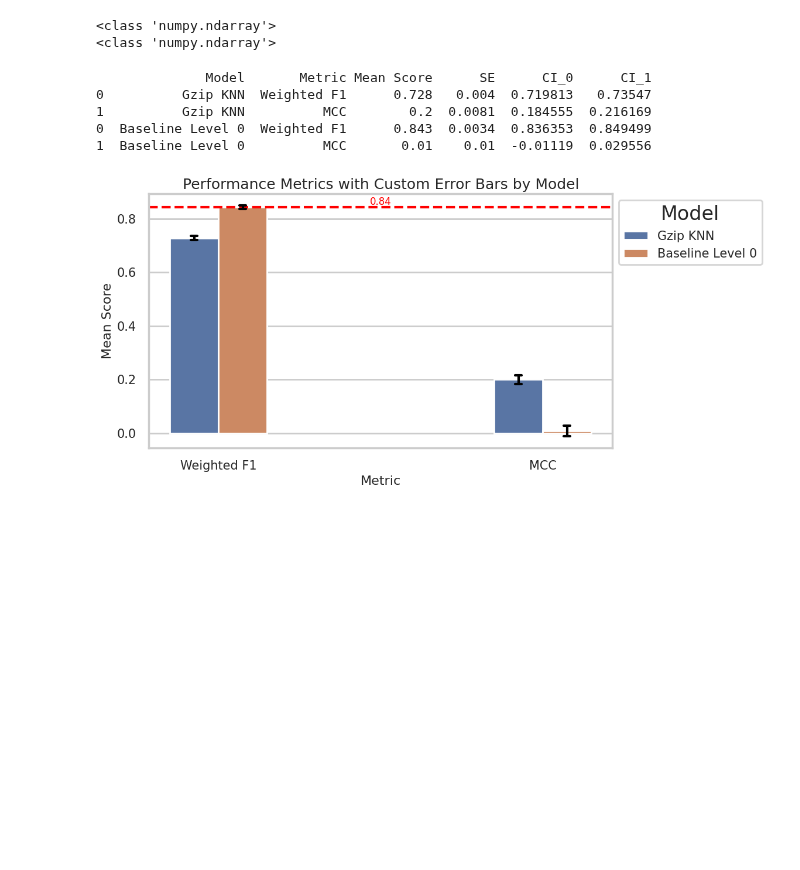
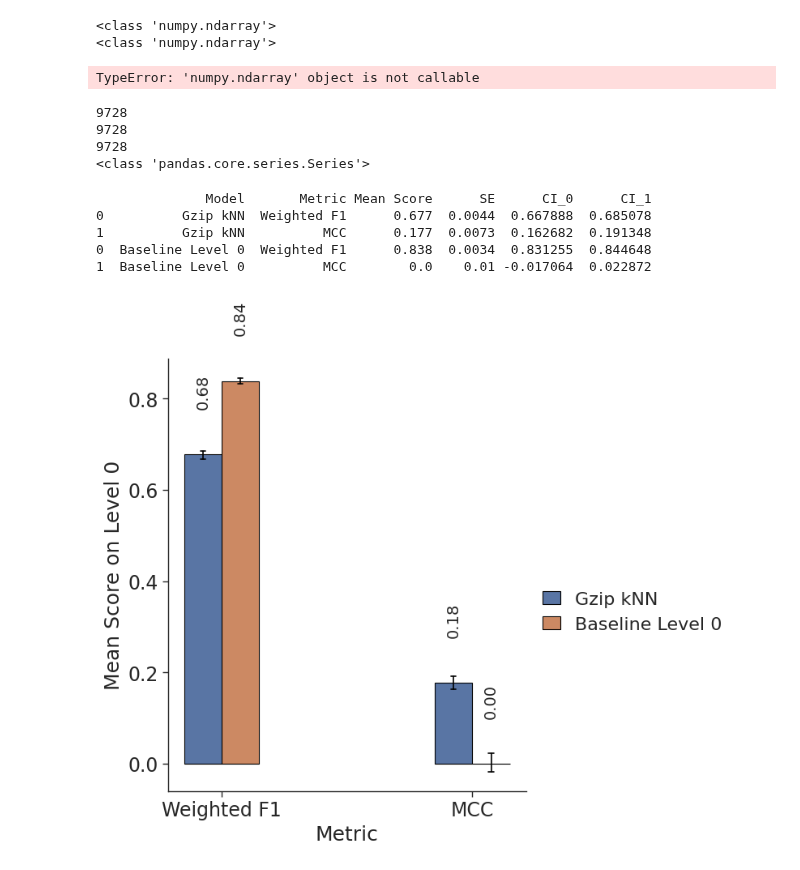
Before and after one commit to github4touchdouble/nnet-enzyme, a Jupyter notebook: knn_gzip/gzip_knn.ipynb, the cells around one changed output. Cells and saved outputs as stored; diff of their text form; code cells hidden in the pictures; blank space fills up the shorter version.

Commit message:
plot for gzip

```diff
--- a/knn_gzip/gzip_knn.ipynb
+++ b/knn_gzip/gzip_knn.ipynb
@@ -683,12 +683,12 @@ scores.close()
 # TODO
 # %%
 
-df = concat_ml_df("CSV30_ENZYMES", "FASTA_NON_ENZYMES", True)
+# df = concat_ml_df("CSV30_ENZYMES", "FASTA_NON_ENZYMES", True)
 
-X_train, _, _, _= train_test_split(df["Sequence"], df["Label"], random_state=42, test_size=0.3)
+# X_train, _, _, _= train_test_split(df["Sequence"], df["Label"], random_state=42, test_size=0.3)
 
 
-x_train_list = X_train.tolist()
+# x_train_list = X_train.tolist()
 
 ml_df = concat_ml_df("NEW_CSV", "TEST_FASTA_NON_ENZYMES", True, True)
 X = ml_df["Sequence"]
@@ -788,12 +785,32 @@ def random_level_0(y):
 
 
 random_baseline_level_0_pred = random_level_0(y)
+# %%
+
+with open("/home/malte/01_Documents/Temp/results_malte/y_pred.txt") as file:
+    y_pred_gzip = np.array([int(line.strip()) for line in file])
+
+with open("/home/malte/01_Documents/Temp/results_malte/y_test.txt") as file:
+    y_true_gzip = np.array([int(line.strip()) for line in file])
+# %% [output]
+TypeError: 'numpy.ndarray' object is not callable
+# %%
+print(len(random_baseline_level_0_pred))
+print(len(y_pred_gzip))
+print(len(y_true_gzip))
+
+print(type(y))
+# %% [output]
+9728
+9728
+9728
+<class 'pandas.core.series.Series'>
 # %%
-plot_bootstrapped_score(y_trues=[y, y], y_preds=[predictions, random_baseline_level_0_pred], scoring_funcs=[calculate_weighted_f1, calculate_mcc_score], model_names=["Gzip KNN", "Baseline Level 0"])
+plot_bootstrapped_score(y_trues=[y_true_gzip, np.array(y)], y_preds=[y_pred_gzip, random_baseline_level_0_pred], scoring_funcs=[calculate_weighted_f1, calculate_mcc_score], model_names=["Gzip kNN", "Baseline Level 0"], level=0)
 # %% [output]
               Model       Metric Mean Score      SE      CI_0      CI_1
-0          Gzip KNN  Weighted F1      0.728   0.004  0.719813   0.73547
-1          Gzip KNN          MCC        0.2  0.0081  0.184555  0.216169
-0  Baseline Level 0  Weighted F1      0.843  0.0034  0.836353  0.849499
-1  Baseline Level 0          MCC       0.01    0.01  -0.01119  0.029556
+0          Gzip kNN  Weighted F1      0.677  0.0044  0.667888  0.685078
+1          Gzip kNN          MCC      0.177  0.0073  0.162682  0.191348
+0  Baseline Level 0  Weighted F1      0.838  0.0034  0.831255  0.844648
+1  Baseline Level 0          MCC        0.0    0.01 -0.017064  0.022872
-[figure, old version]
+[figure, new version]
```
Also changed, not shown: parts of 2 cells of this notebook.
